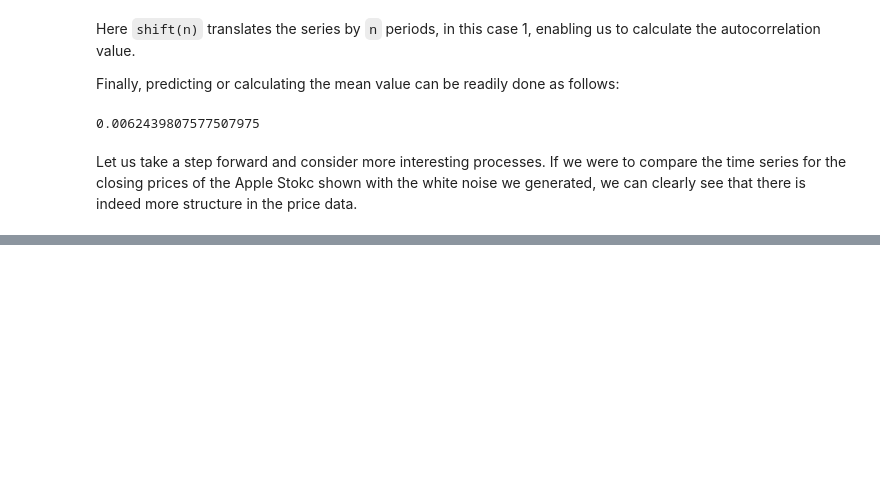
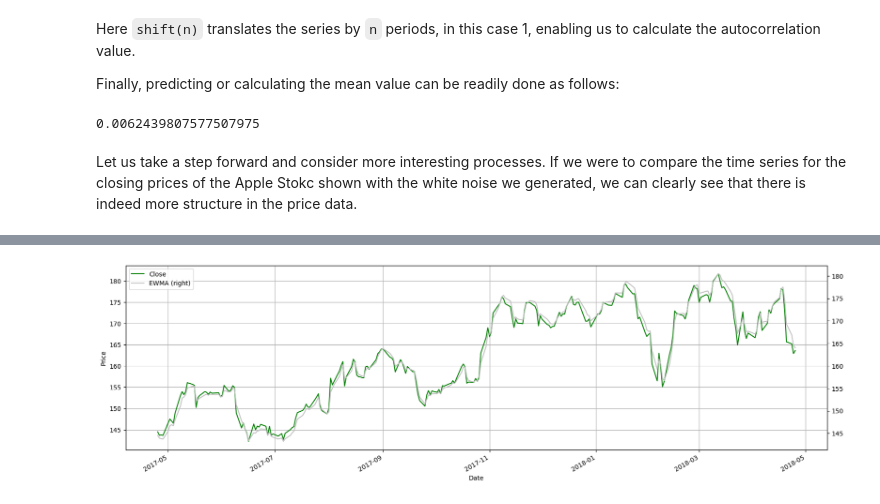
Before and after one commit to RobertoRosa7/python, a Jupyter notebook: advanced-data-science/chapter-1.ipynb, the cells around one changed output, grey strips where cells are left out. Cells and saved outputs as stored; diff of their text form; code cells hidden in the pictures; blank space fills up the shorter version.

```diff
--- a/advanced-data-science/chapter-1.ipynb
+++ b/advanced-data-science/chapter-1.ipynb
@@ -414,0 +574,5 @@ arr = appl['Close'].plot(
+# %%
+# EWM stands for Exponential Weighted Methods
+alpha = 0.6
+appl['EWMA'] = appl['Close'].ewm(alpha=alpha).mean()
+appl.head()
@@ -414,0 +587,5 @@ arr = appl['Close'].plot(
+# %%
+arr = appl['Close'].plot(color="green",  figsize=(20, 6), grid=True, xlabel="Date",  ylabel="Price", legend="-")
+arr = appl['EWMA'].plot(secondary_y=True, color="silver", legend="--")
+# %% [output]
+[figure, added]
```
Also changed, not shown: parts of 57 cells of this notebook, 13 other files.
